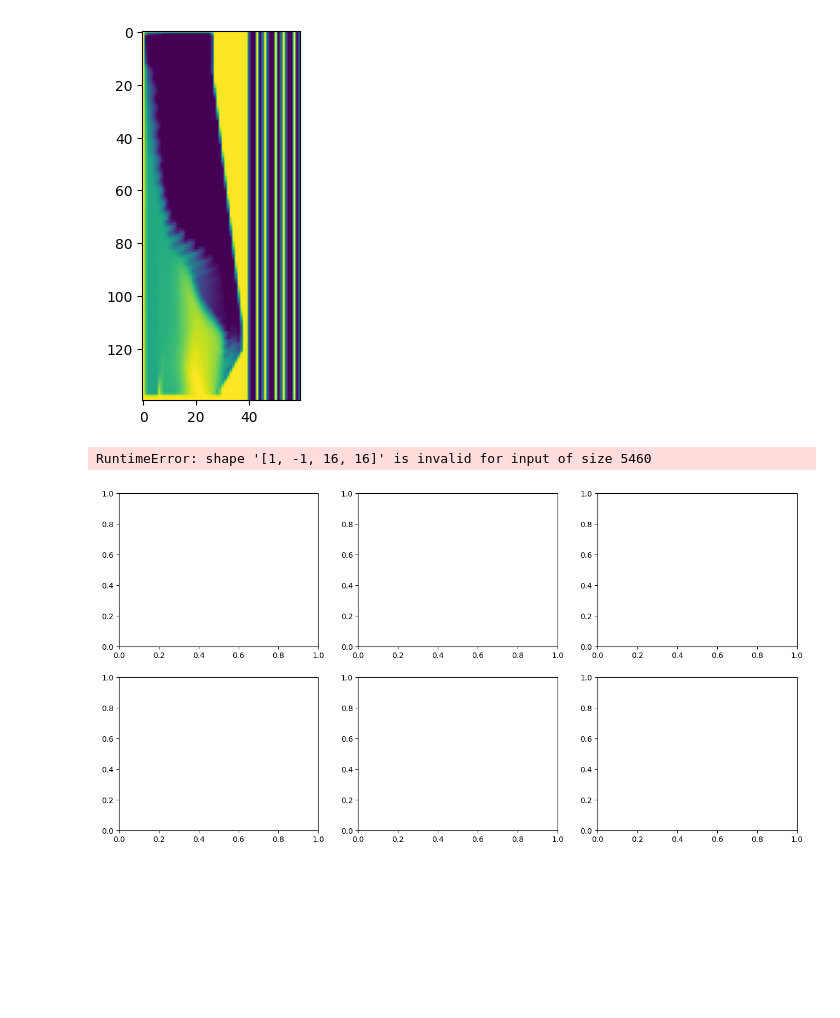
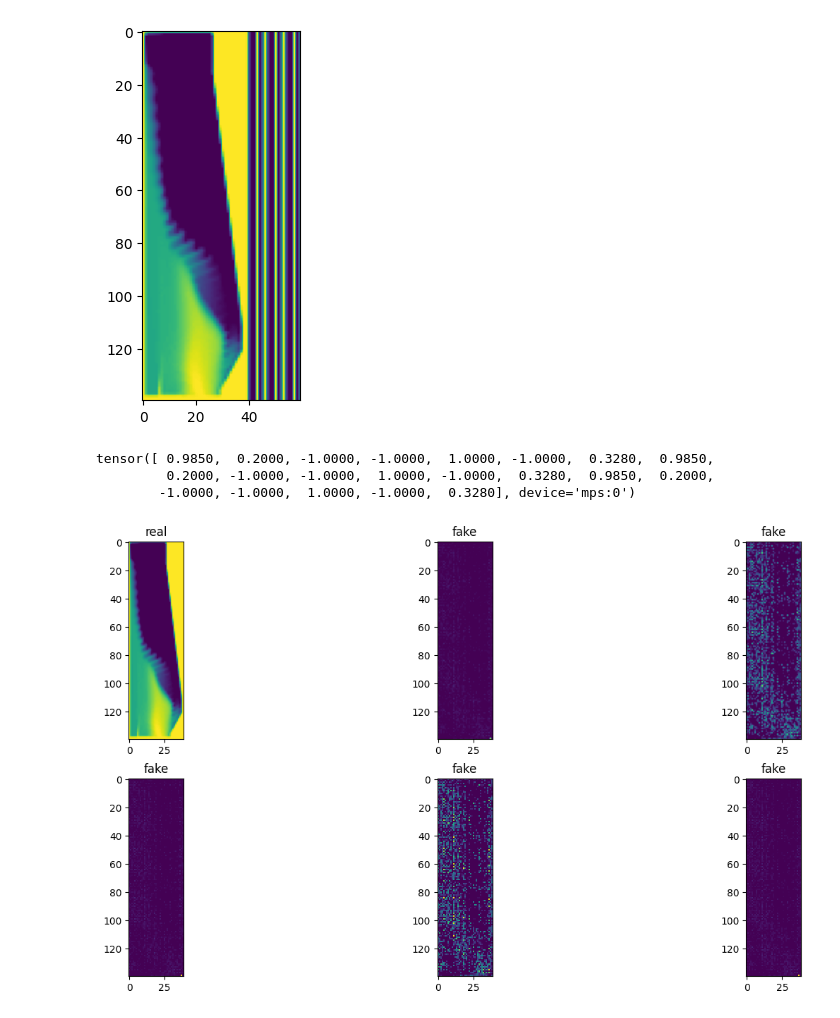
Before and after one commit to JoeyShapiro/blast-furnace-cgan, a Jupyter notebook: cgan-mod.ipynb, the cells around one changed output. Cells and saved outputs as stored; diff of their text form; code cells hidden in the pictures; blank space fills up the shorter version.

Commit message:
removed useless reshapes

```diff
--- a/cgan-mod.ipynb
+++ b/cgan-mod.ipynb
@@ -645,40 +645,37 @@ plt.imshow(img)
 # %%
 f, axarr = plt.subplots(2,3, figsize=(16,8))
 
 test = [ x for x in test_dataset ]
 
 real = torch.Tensor(test[0][0]).to(device)
 
 labels = torch.Tensor(test[0][1]).repeat(1, 3).to(device)
 
 print(labels[0])
 for i in range(2):
     for j in range(3):
         if i == 0 and j == 0:
-            img = real[0].detach().cpu().numpy()
+            img = real.detach().cpu().numpy()
         else:
             rand = random_G_vector_input().unsqueeze(0)
 
             label = labels[0].to(device).unsqueeze(0)
             noise = torch.cat( (rand, label) , dim=1)
             fake = G_model.forward( noise ).cpu()
-            img = fake.squeeze(0).detach().numpy()
+            img = fake.squeeze().squeeze().detach().numpy()
 
-            # print(img.shape)
-            # convert img to pil
-            # img = img.reshape(-1)[:-4].reshape(-1, channels, 140, 39*3)
-            img = img.reshape(-1).reshape(-1, pixels, pixels)
-            # img = F.interpolate(torch.Tensor(img), size=(140, 39), mode='nearest').squeeze(0).numpy()
-        img = Image.fromarray((img * 255).astype(np.uint8)[0], mode='L')
+        img = Image.fromarray((img * 255).astype(np.uint8), mode='L')
         # display the image
         # plt.imshow(img)
         axarr[i,j].set_title("real" if i == 0 and j == 0 else "fake")
         axarr[i,j].imshow(img)#, interpolation='none', cmap='Blues'
 
         # TODO print comparison
 # %% [output]
-RuntimeError: shape '[1, -1, 16, 16]' is invalid for input of size 5460
+tensor([ 0.9850,  0.2000, -1.0000, -1.0000,  1.0000, -1.0000,  0.3280,  0.9850,
+         0.2000, -1.0000, -1.0000,  1.0000, -1.0000,  0.3280,  0.9850,  0.2000,
+        -1.0000, -1.0000,  1.0000, -1.0000,  0.3280], device='mps:0')
-[figure, old version]
+[figure, new version]
 # %%
 
 from torcheval.metrics import PeakSignalNoiseRatio
```
Also changed, not shown: parts of 4 cells of this notebook.
